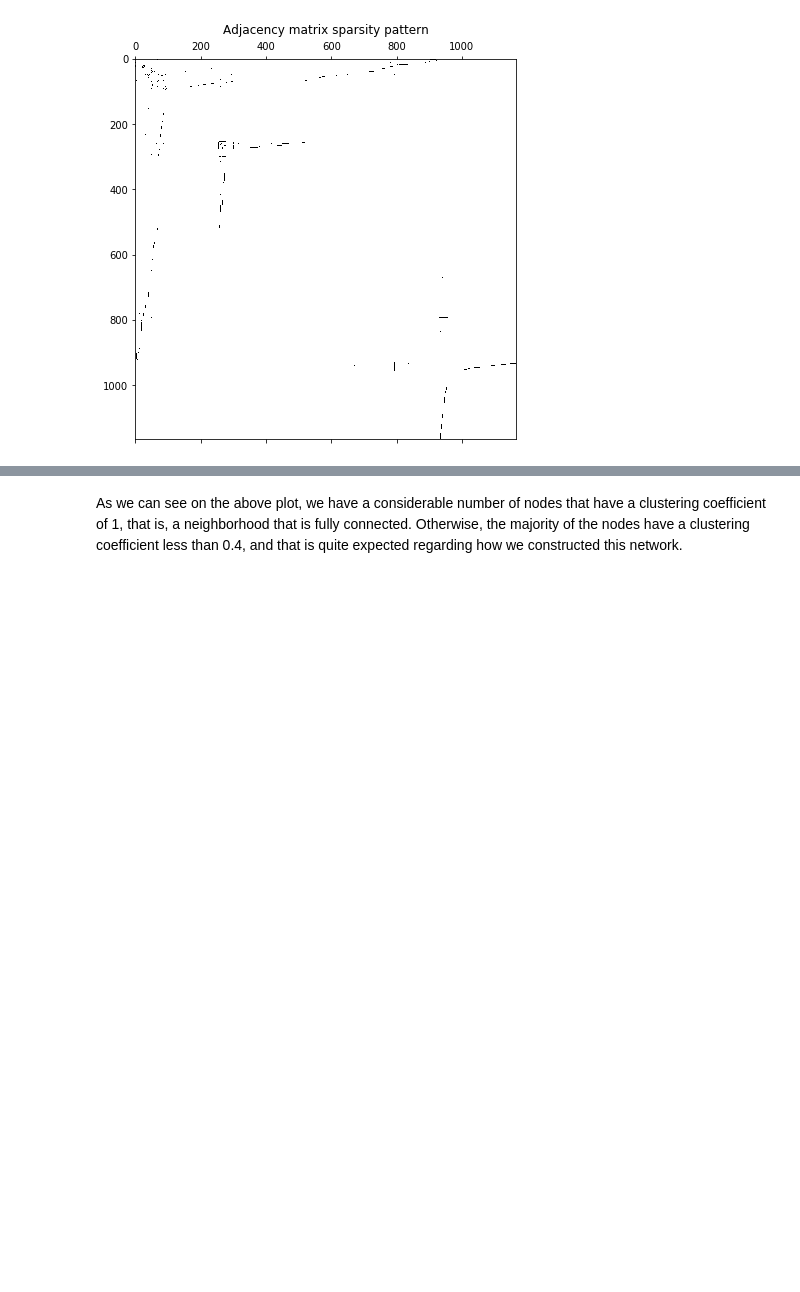
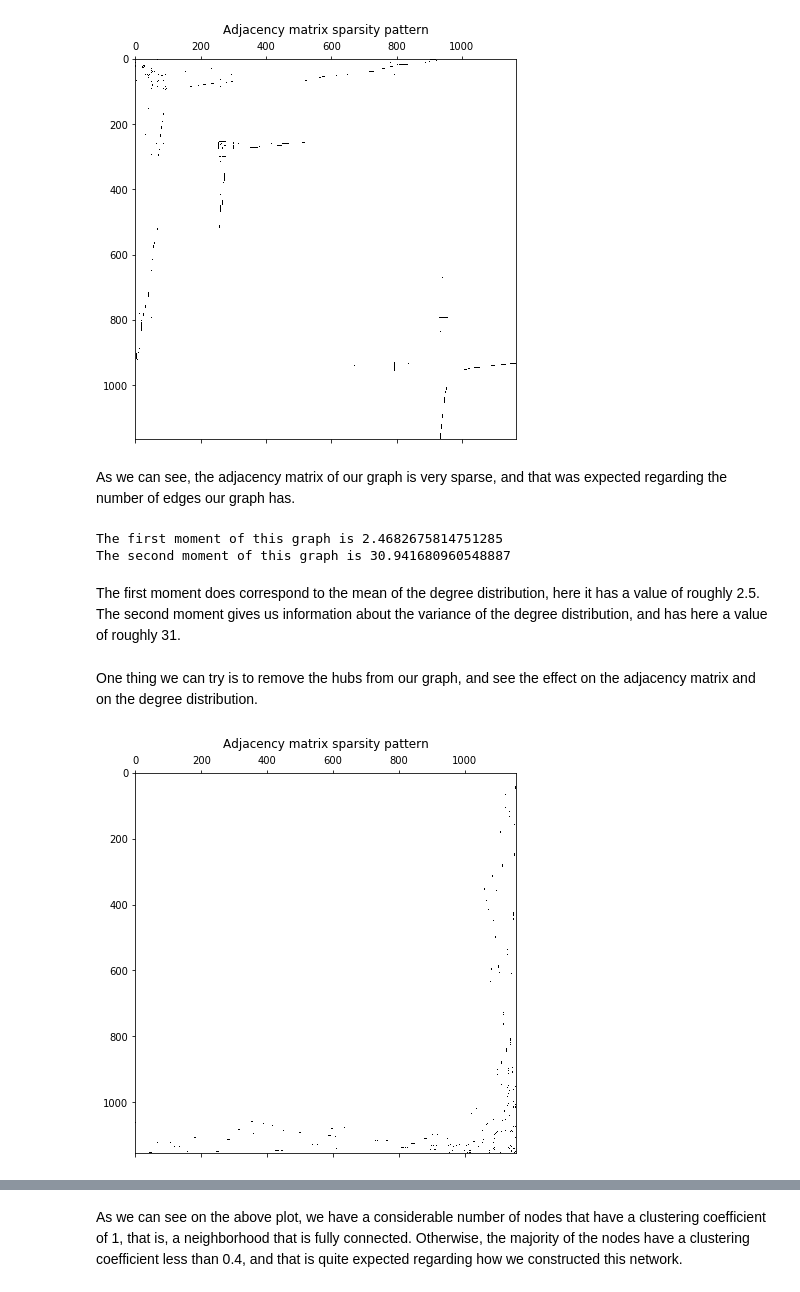
Before and after one commit to FredBaos/Ntds_project_team02, a Jupyter notebook: Exploration.ipynb, the cells around one changed output, grey strips where cells are left out. Saved outputs shown, nothing was run; the diff lists cells and outputs as text; code cells hidden in the pictures; blank space fills up the shorter version.

```diff
--- a/Exploration.ipynb
+++ b/Exploration.ipynb
@@ -103,4 +88,18 @@ plt.spy(A)
 plt.show()
 # %% [output]
 [figure]
+# %% [markdown]
+As we can see, the adjacency matrix of our graph is very sparse, and that was expected regarding the number of edges our graph has.
+# %%
+# study of the moments of the degree distribution
+degrees = np.sum(A, axis=0).reshape(-1)
+print("The first moment of this graph is", np.mean(degrees))
+print("The second moment of this graph is", np.mean(np.power(degrees,2)))
+# %% [output]
+The first moment of this graph is 2.4682675814751285
+The second moment of this graph is 30.941680960548887
+# %% [markdown]
+The first moment does correspond to the mean of the degree distribution, here it has a value of roughly 2.5. The second moment gives us information about the variance of the degree distribution, and has here a value of roughly 31.
+# %% [markdown]
+One thing we can try is to remove the hubs from our graph, and see the effect on the adjacency matrix and on the degree distribution.
 # %%
@@ -109,0 +110,7 @@ G_reduced = nx.from_numpy_matrix(reduced_adjacency)
+# %%
+plt.figure(figsize=(10,7))
+plt.title('Adjacency matrix sparsity pattern')
+plt.spy(reduced_A)
+plt.show()
+# %% [output]
+[figure, added]
```
Also changed, not shown: parts of 55 cells of this notebook, 2 other files.
